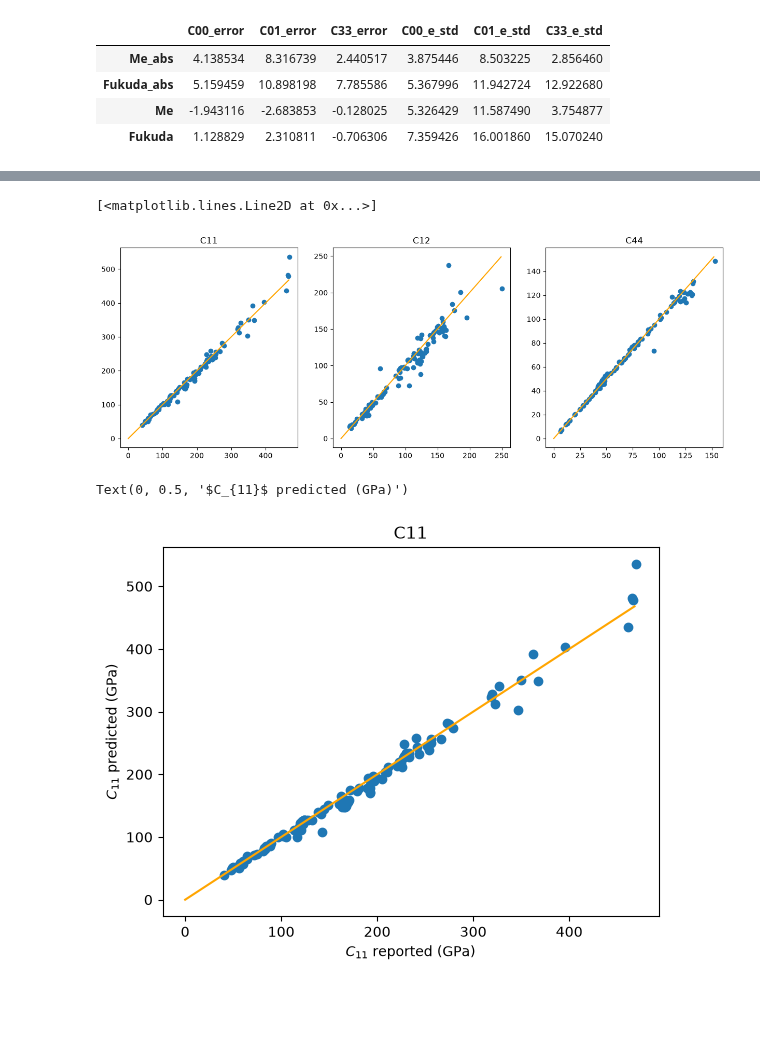
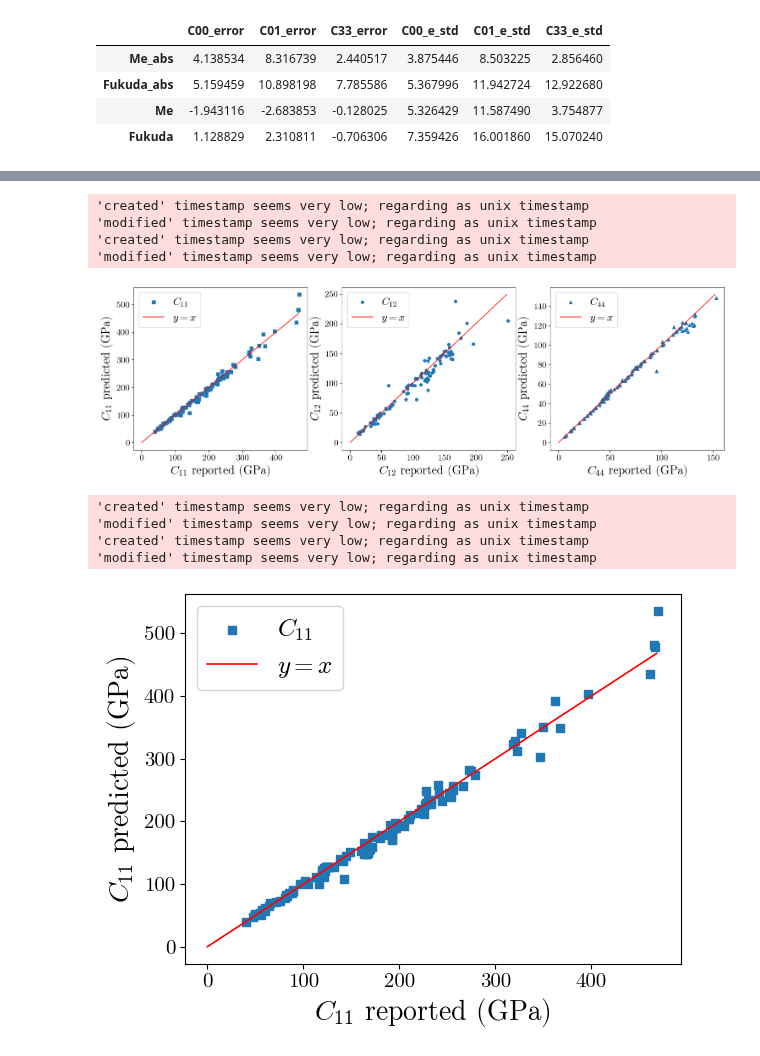
Before and after one commit to cubos-d/RUSpectroscopy_Tools, a Jupyter notebook: notebooks/look_cubic_model_fancy.ipynb, the cells around one changed output, grey strips where cells are left out. Drawn from its saved outputs; the diff is of its cells as text; code cells hidden in the pictures; blank space fills up the shorter version.

Commit message:
feat:generated plots for K, G isotropic constant predictions

```diff
--- a/notebooks/look_cubic_model_fancy.ipynb
+++ b/notebooks/look_cubic_model_fancy.ipynb
@@ -281,36 +281,62 @@ plt.savefig("../Thesis_Docs/pictures/fig33.pdf", bbox_inches="tight", pad_inches
 # %%
-fig_sc1 = plt.figure(figsize = (15,5))
+fig_sc1 = plt.figure(figsize = (18,5))
+labels_fontsize = 20
+line_color = "red"
 ax1 =fig_sc1.add_subplot(131)
 ref1 = range(int(max(df_reporte.T["C11_Reported(Gpa)"])))
-ax1.scatter(df_reporte.T["C11_Reported(Gpa)"], df_reporte.T["C11_Pred(Me)"])
-ax1.plot(list(ref1), list(ref1), color = "orange")
-ax1.set_title("C11")
+ax1.scatter(df_reporte.T["C11_Reported(Gpa)"], df_reporte.T["C11_Pred(Me)"], marker="s", s=30, label = r"$C_{11}$")
+ax1.plot(list(ref1), list(ref1), color = line_color, label = r"$y = x$")
+#ax1.set_title("C11")
+ax1.set_xlabel(r"$C_{11}$ reported (GPa)", fontsize = labels_fontsize)
+ax1.set_ylabel(r"$C_{11}$ predicted (GPa)", fontsize = labels_fontsize)
+ax1.tick_params(axis='x', labelsize=15)
+ax1.tick_params(axis='y', labelsize=15)
+ax1.legend(fontsize = 18)
 ax2 =fig_sc1.add_subplot(132)
 ref2 = range(int(max(df_reporte.T["C12_Reported(Gpa)"])))
-ax2.scatter(df_reporte.T["C12_Reported(Gpa)"], df_reporte.T["C12_Pred(Me)"])
-ax2.set_title("C12")
-ax2.plot(list(ref2), list(ref2), color = "orange")
+ax2.scatter(df_reporte.T["C12_Reported(Gpa)"], df_reporte.T["C12_Pred(Me)"], marker="p", s=30, label=r"$C_{12}$")
+#ax2.set_title("C12")
+ax2.set_xlabel(r"$C_{12}$ reported (GPa)", fontsize = labels_fontsize)
+ax2.set_ylabel(r"$C_{12}$ predicted (GPa)", fontsize = labels_fontsize)
+ax2.tick_params(axis='x', labelsize=15)
+ax2.tick_params(axis='y', labelsize=15)
+ax2.plot(list(ref2), list(ref2), color = line_color, label = r"$y = x$")
+ax2.legend(fontsize = 18)
 ax3 =fig_sc1.add_subplot(133)
 ref3 = range(int(max(df_reporte.T["C44_Reported(Gpa)"])))
-ax3.scatter(df_reporte.T["C44_Reported(Gpa)"], df_reporte.T["C44_Pred(Me)"])
-ax3.set_title("C44")
-ax3.plot(list(ref3), list(ref3), color = "orange")
-plt.savefig("../Thesis_Docs/pictures/fig34.pdf", bbox_inches="tight", pad_inches=0)
+ax3.scatter(df_reporte.T["C44_Reported(Gpa)"], df_reporte.T["C44_Pred(Me)"], marker="^", s=30, label=r"$C_{44}$")
+#ax3.set_title("C44")
+ax3.set_xlabel(r"$C_{44}$ reported (GPa)", fontsize = labels_fontsize)
+ax3.set_ylabel(r"$C_{44}$ predicted (GPa)", fontsize = labels_fontsize)
+ax3.tick_params(axis='x', labelsize=15)
+ax3.tick_params(axis='y', labelsize=15)
+ax3.plot(list(ref3), list(ref3), color = line_color, label = r"$y = x$")
+ax3.legend(fontsize = 18)
+plt.savefig("../Thesis_Docs/pictures/fig34_colbon.pdf", bbox_inches="tight", pad_inches=0)
 # %% [output]
-[<matplotlib.lines.Line2D at 0x...>]
+'created' timestamp seems very low; regarding as unix timestamp
+'modified' timestamp seems very low; regarding as unix timestamp
+'created' timestamp seems very low; regarding as unix timestamp
+'modified' timestamp seems very low; regarding as unix timestamp
-[figure, old version]
+[figure, new version]
 # %%
 fig_scx = plt.figure()
 ax1 =fig_scx.add_subplot(111)
 ref1 = range(int(max(df_reporte.T["C11_Reported(Gpa)"])))
-ax1.scatter(df_reporte.T["C11_Reported(Gpa)"], df_reporte.T["C11_Pred(Me)"])
-ax1.plot(list(ref1), list(ref1), color = "orange")
-ax1.set_title("C11")
-ax1.set_xlabel(r"$C_{11}$ reported (GPa)")
-ax1.set_ylabel(r"$C_{11}$ predicted (GPa)")
+ax1.scatter(df_reporte.T["C11_Reported(Gpa)"], df_reporte.T["C11_Pred(Me)"], marker="s", s=30)
+ax1.plot(list(ref1), list(ref1), color = line_color)
+ax1.set_xlabel(r"$C_{11}$ reported (GPa)", fontsize = labels_fontsize)
+ax1.set_ylabel(r"$C_{11}$ predicted (GPa)", fontsize = labels_fontsize)
+ax1.tick_params(axis='x', labelsize=15)
+ax1.tick_params(axis='y', labelsize=15)
+ax1.legend([r"$C_{11}$", r"$y = x$"], fontsize = 18)
+plt.savefig("../Thesis_Docs/pictures/fig34_C11.pdf", bbox_inches="tight", pad_inches=0)
 # %% [output]
-Text(0, 0.5, '$C_{11}$ predicted (GPa)')
+'created' timestamp seems very low; regarding as unix timestamp
+'modified' timestamp seems very low; regarding as unix timestamp
+'created' timestamp seems very low; regarding as unix timestamp
+'modified' timestamp seems very low; regarding as unix timestamp
-[figure, old version]
+[figure, new version]
 # %%
 fig_scy = plt.figure()
 ax2 =fig_scy.add_subplot(111)
```
Also changed, not shown: parts of 6 cells of this notebook, 1 other file.
